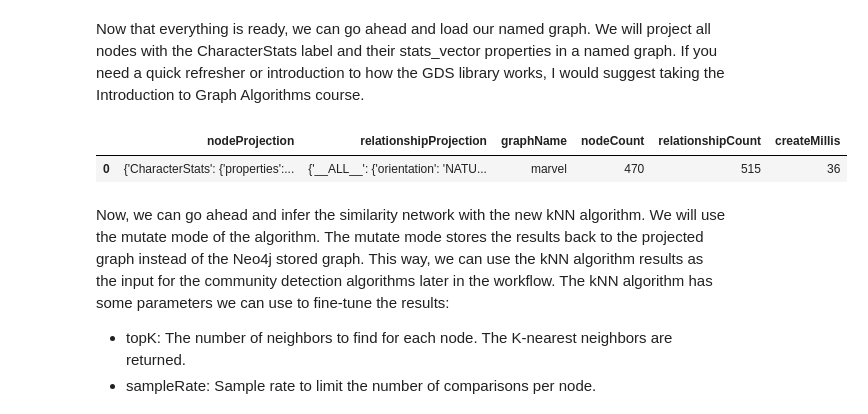
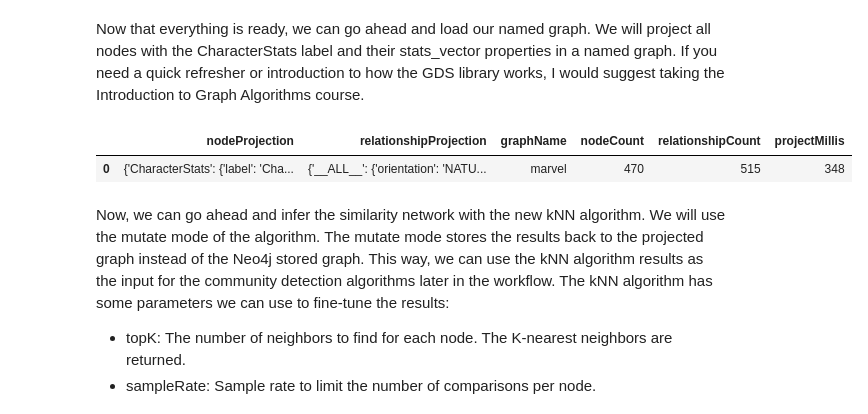
Before and after one commit to tomasonjo/blogs, a Jupyter notebook: Marvel_series/Exploratory graph analysis.ipynb, the cells around one changed output. Cells and saved outputs as stored; diff of their text form; code cells hidden in the pictures.

```diff
--- a/Marvel_series/Exploratory graph analysis.ipynb
+++ b/Marvel_series/Exploratory graph analysis.ipynb
@@ -2,9 +22,10 @@
 # Define Neo4j connections
 import pandas as pd
 from neo4j import GraphDatabase
-host = 'neo4j://localhost:7687'
+
+host = 'bolt://3.235.2.228:7687'
 user = 'neo4j'
-password = 'letmein'
+password = 'seats-drunks-carbon'
 driver = GraphDatabase.driver(host,auth=(user, password))
 # %%
 def run_query(query):
@@ -450,12 +481,12 @@ SET c:CharacterStats
 Now that everything is ready, we can go ahead and load our named graph. We will project all nodes with the CharacterStats label and their stats_vector properties in a named graph. If you need a quick refresher or introduction to how the GDS library works, I would suggest taking the Introduction to Graph Algorithms course.
 # %%
 run_query("""
-CALL gds.graph.create('marvel', 'CharacterStats',
+CALL gds.graph.project('marvel', 'CharacterStats',
   '*', {nodeProperties:'stats_vector'})
 """)
 # %% [output]
-|  | nodeProjection | relationshipProjection | graphName | nodeCount | relationshipCount | createMillis |
-| 0 | {'CharacterStats': {'properties':... | {'__ALL__': {'orientation': 'NATU... | marvel | 470 | 515 | 36 |
+|  | nodeProjection | relationshipProjection | graphName | nodeCount | relationshipCount | projectMillis |
+| 0 | {'CharacterStats': {'label': 'Cha... | {'__ALL__': {'orientation': 'NATU... | marvel | 470 | 515 | 348 |
 # %% [markdown]
 Now, we can go ahead and infer the similarity network with the new kNN algorithm. We will use the mutate mode of the algorithm. The mutate mode stores the results back to the projected graph instead of the Neo4j stored graph. This way, we can use the kNN algorithm results as the input for the community detection algorithms later in the workflow. The kNN algorithm has some parameters we can use to fine-tune the results:
 * topK: The number of neighbors to find for each node. The K-nearest neighbors are returned.
```
Also changed, not shown: parts of 19 cells of this notebook.
